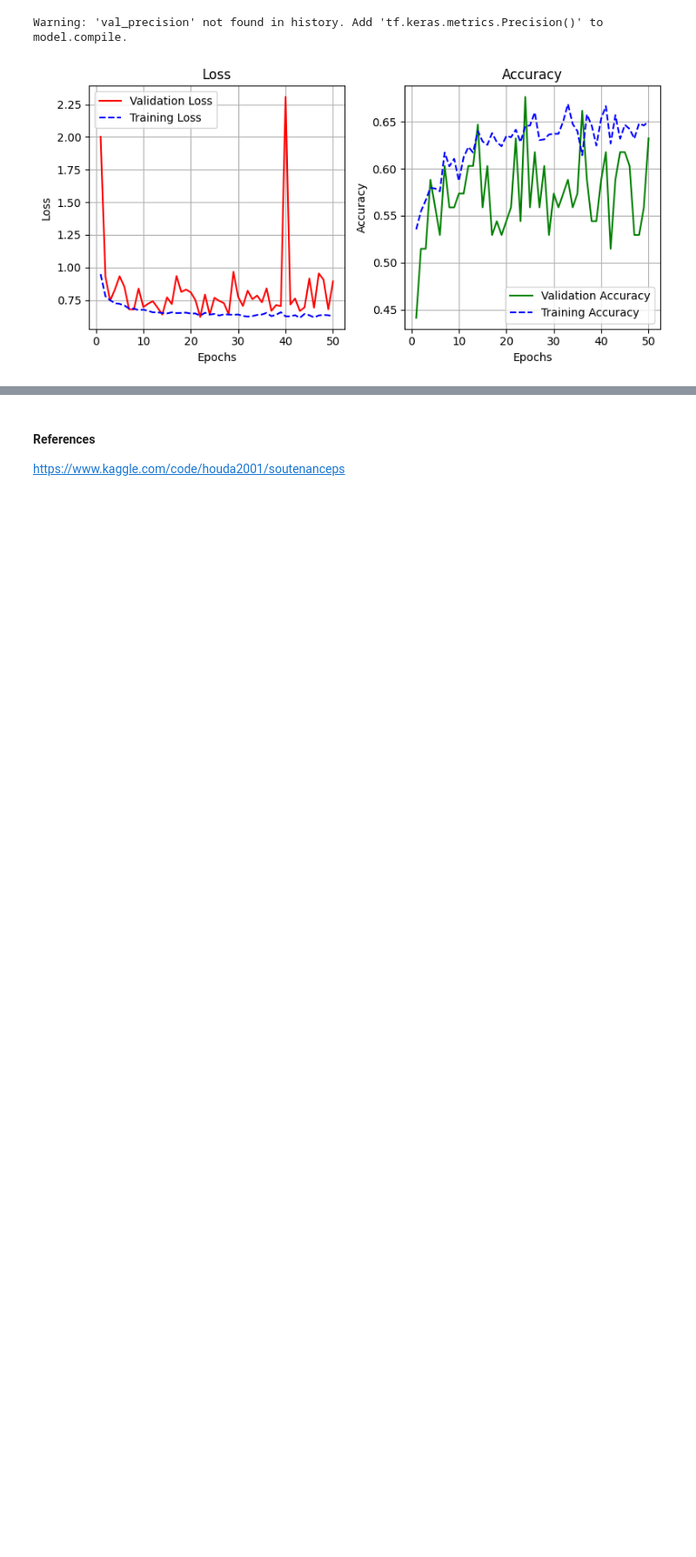
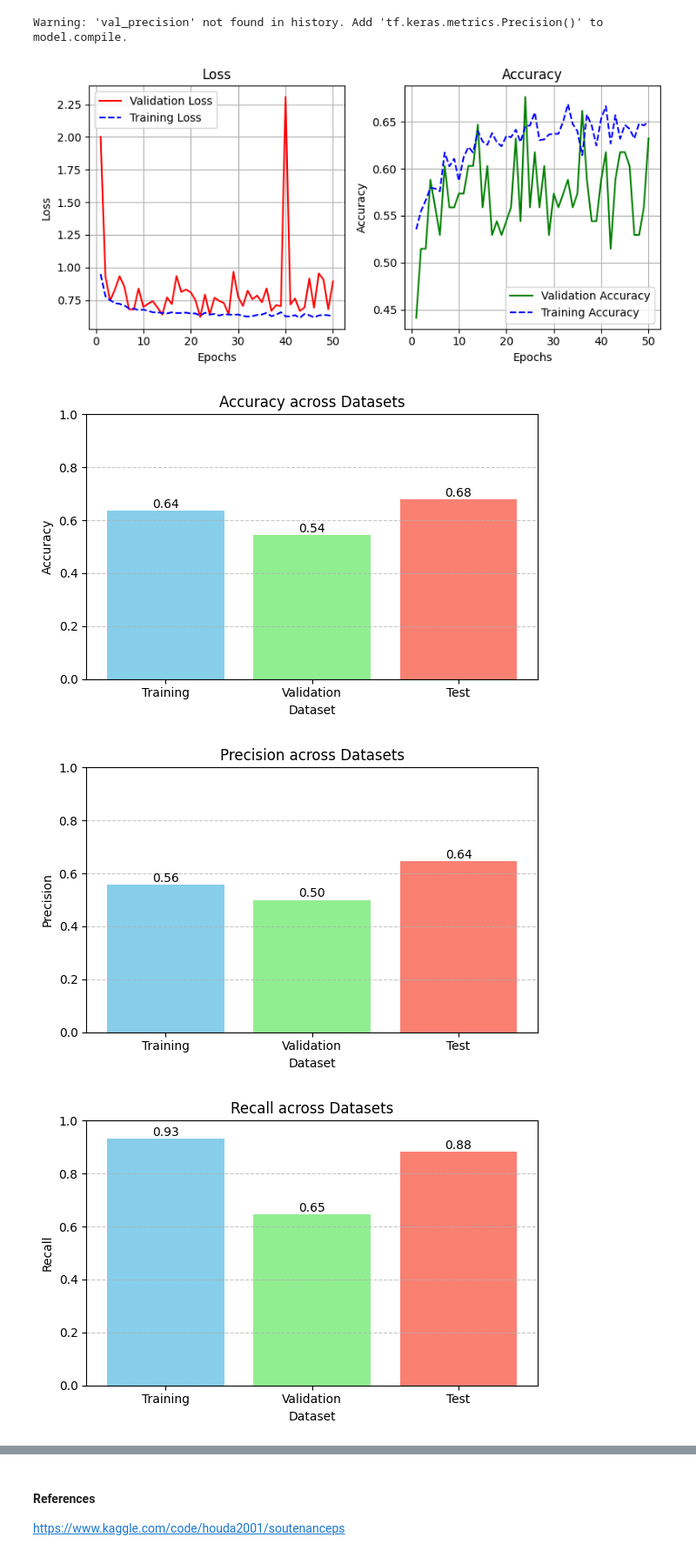
Before and after one commit to kiboiWanjohi/mammo, a Jupyter notebook: breast-cancer-classification-densenet.ipynb, the cells around one changed output, grey strips where cells are left out. Shown at 87% size. Saved outputs shown, nothing was run; the diff lists cells and outputs as text; code cells hidden in the pictures; blank space fills up the shorter version.

Commit message:
Kaggle Notebook | Breast_Cancer_Classification_DenseNet | Version 2 | Additional Metrics for 50 epochs

```diff
--- a/breast-cancer-classification-densenet.ipynb
+++ b/breast-cancer-classification-densenet.ipynb
@@ -989,3 +997,30 @@ plot_training_history(history)
 # %% [output]
 Warning: 'val_precision' not found in history. Add 'tf.keras.metrics.Precision()' to model.compile.
 [figure]
+# %%
+def plot_metrics(metric_dict, title="Model Performance Metrics"):
+    metric_names = ["accuracy", "precision", "recall", "f1"]
+    dataset_names = list(metric_dict.keys())
+
+    for metric in metric_names:
+        values = [metric_dict[ds][metric] for ds in dataset_names]
+
+        plt.figure(figsize=(6, 4))
+        bars = plt.bar(dataset_names, values, color=["skyblue", "lightgreen", "salmon"])
+        for bar, val in zip(bars, values):
+            plt.text(bar.get_x() + bar.get_width() / 2, bar.get_height() + 0.01, f"{val:.2f}", ha="center", fontsize=10)
+
+        plt.ylim(0, 1)
+        plt.title(f"{metric.capitalize()} across Datasets")
+        plt.ylabel(metric.capitalize())
+        plt.xlabel("Dataset")
+        plt.grid(axis='y', linestyle='--', alpha=0.7)
+        plt.tight_layout()
+        plt.show()
+
+# Call the function
+plot_metrics(all_metrics)
+# %% [output]
+[figure, added]
+[figure, added]
+[figure, added]
```
Also changed, not shown: parts of 3 cells of this notebook.
